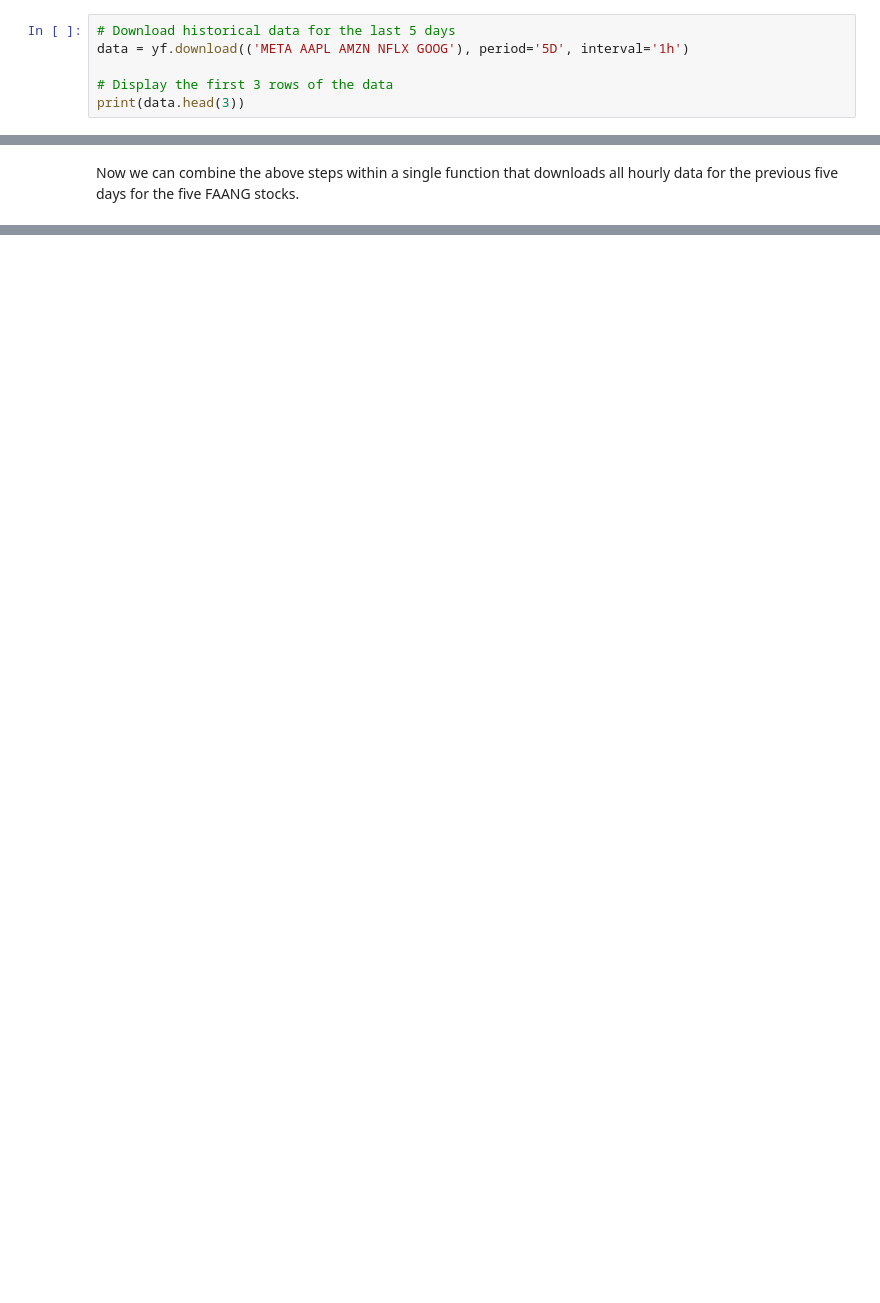
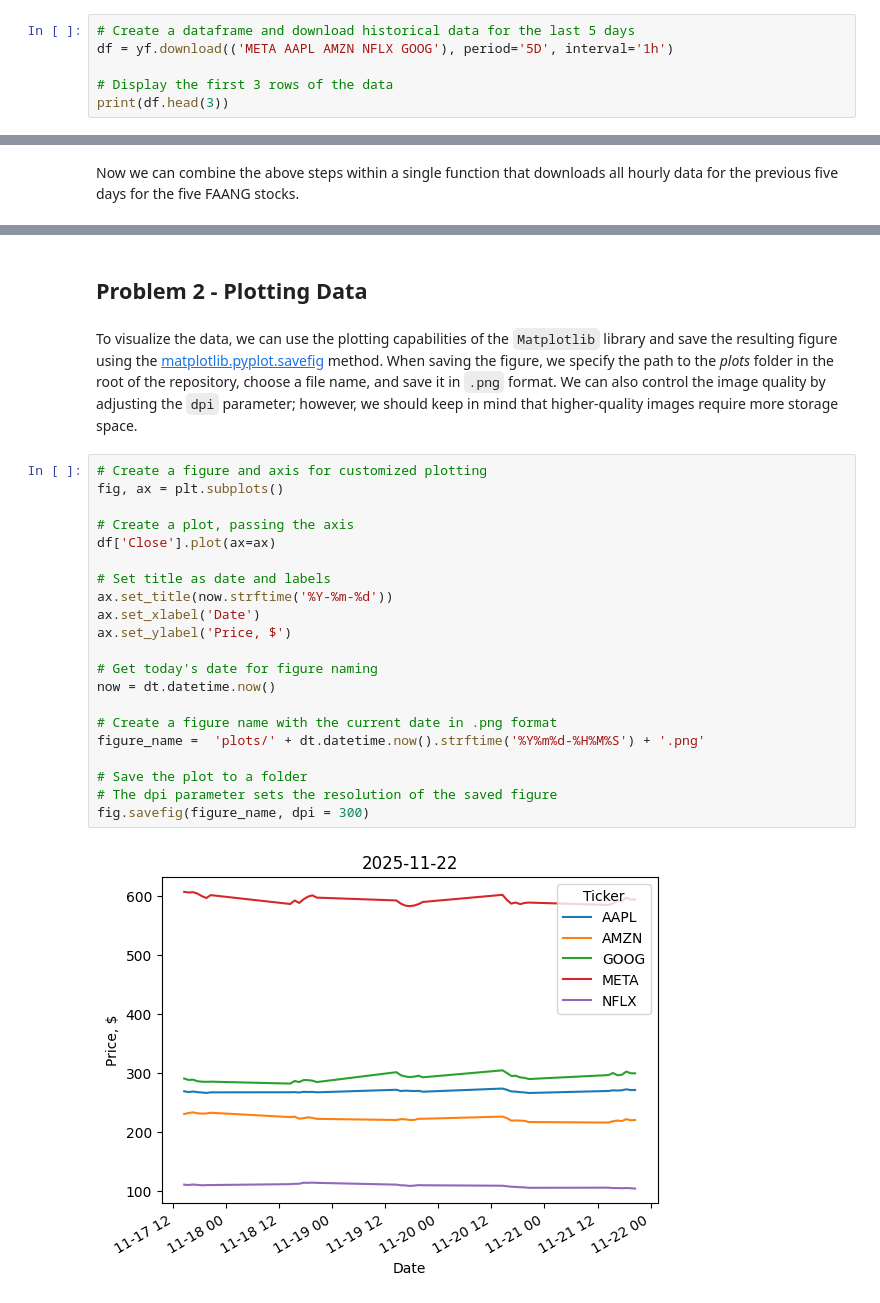
Before and after one commit to Oksyyy/computer-infrastructure, a Jupyter notebook: problems.ipynb, the cells around one changed output, grey strips where cells are left out. Cells and saved outputs as stored; diff of their text form; blank space fills up the shorter version.

Commit message:
Working on Problem -2  - created a plot and saved a figure

```diff
--- a/problems.ipynb
+++ b/problems.ipynb
@@ -55,9 +58,9 @@ fileneme
 # %%
-# Download historical data for the last 5 days
-data = yf.download(('META AAPL AMZN NFLX GOOG'), period='5D', interval='1h')
+# Create a dataframe and download historical data for the last 5 days
+df = yf.download(('META AAPL AMZN NFLX GOOG'), period='5D', interval='1h')
 
 # Display the first 3 rows of the data
-print(data.head(3))
+print(df.head(3))
 # %% [output]
 [*********************100%***********************]  5 of 5 completed
 Price                           Close                                      \
@@ -98,2 +101,29 @@ faang_data = get_data()
 # %% [output]
 [*********************100%***********************]  5 of 5 completed
+# %% [markdown]
+## Problem 2 - Plotting Data
+# %% [markdown]
+To visualize the data, we can use the plotting capabilities of the `Matplotlib` library and save the resulting figure using the [matplotlib.pyplot.savefig](https://matplotlib.org/stable/api/_as_gen/matplotlib.pyplot.savefig.html) method. When saving the figure, we specify the path to the *plots* folder in the root of the repository, choose a file name, and save it in `.png` format. We can also control the image quality by adjusting the `dpi` parameter; however, we should keep in mind that higher-quality images require more storage space.
+# %%
+# Create a figure and axis for customized plotting
+fig, ax = plt.subplots()
+
+# Create a plot, passing the axis
+df['Close'].plot(ax=ax)
+
+# Set title as date and labels
+ax.set_title(now.strftime('%Y-%m-%d'))
+ax.set_xlabel('Date')
+ax.set_ylabel('Price, $')
+
+# Get today's date for figure naming
+now = dt.datetime.now()
+
+# Create a figure name with the current date in .png format
+figure_name =  'plots/' + dt.datetime.now().strftime('%Y%m%d-%H%M%S') + '.png'
+
+# Save the plot to a folder
+# The dpi parameter sets the resolution of the saved figure
+fig.savefig(figure_name, dpi = 300)
+# %% [output]
+[figure, added]
```
Also changed, not shown: parts of 7 cells of this notebook, 8 other files.
